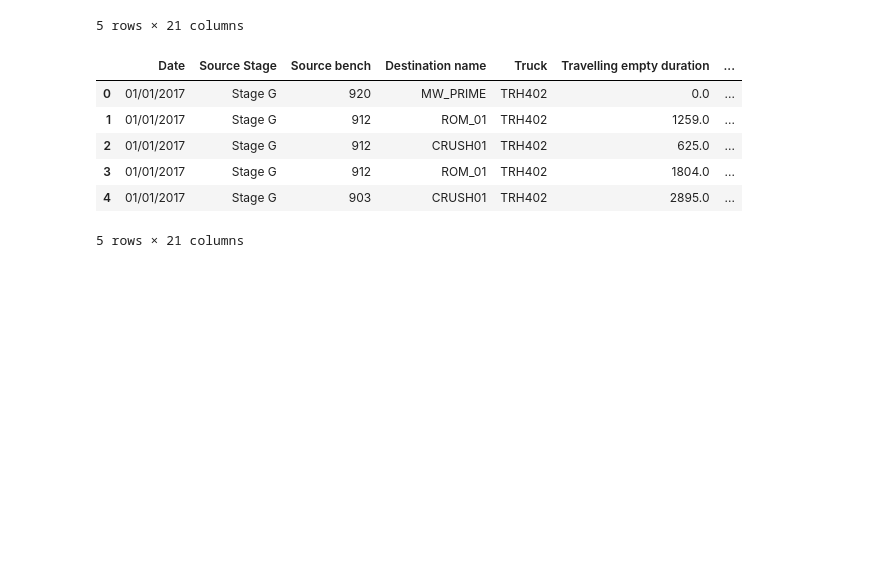
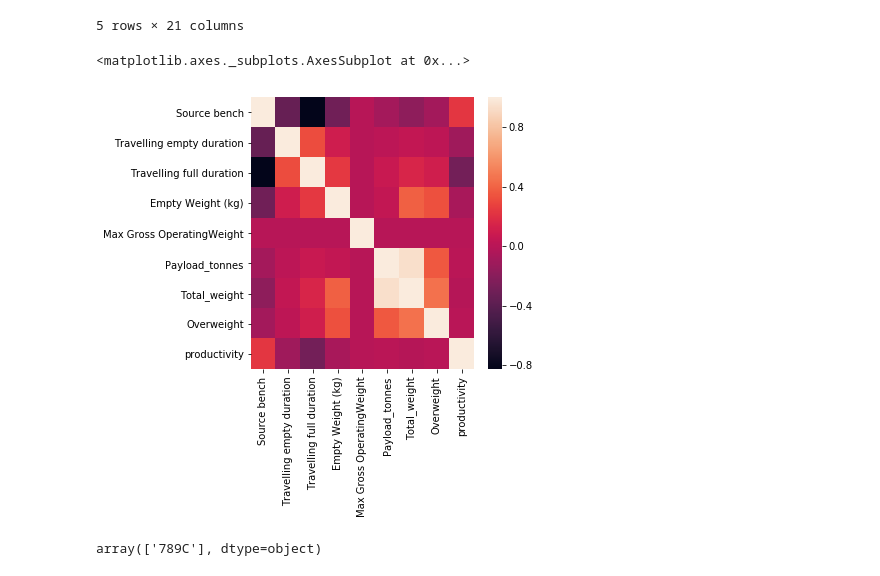
Before and after one commit to ognpa/unearthed, a Jupyter notebook: Untitled.ipynb, the cells around one changed output. Drawn from its saved outputs; the diff is of its cells as text; code cells hidden in the pictures; blank space fills up the shorter version.

```diff
--- a/Untitled.ipynb
+++ b/Untitled.ipynb
@@ -135,13 +135,3 @@ tc_df.head()
 | 3 | 01/01/2017 | Stage G | 912 | ROM_01 | TRH402 | 1804.0 | ... |
 | 4 | 01/01/2017 | Stage G | 903 | CRUSH01 | TRH402 | 2895.0 | ... |
 5 rows × 21 columns
-# %%
-tc_df.head()
-# %% [output]
-|  | Date | Source Stage | Source bench | Destination name | Truck | Travelling empty duration | ... |
-| 0 | 01/01/2017 | Stage G | 920 | MW_PRIME | TRH402 | 0.0 | ... |
-| 1 | 01/01/2017 | Stage G | 912 | ROM_01 | TRH402 | 1259.0 | ... |
-| 2 | 01/01/2017 | Stage G | 912 | CRUSH01 | TRH402 | 625.0 | ... |
-| 3 | 01/01/2017 | Stage G | 912 | ROM_01 | TRH402 | 1804.0 | ... |
-| 4 | 01/01/2017 | Stage G | 903 | CRUSH01 | TRH402 | 2895.0 | ... |
-5 rows × 21 columns
@@ -147,0 +140,9 @@ tc_df.head()
+# %%
+sns.heatmap(tc_df.corr())
+# %% [output]
+<matplotlib.axes._subplots.AxesSubplot at 0x...>
+[figure, added]
+# %%
+tc_df['Truck Type'].unique()
+# %% [output]
+array(['789C'], dtype=object)
```
Also changed, not shown: parts of 2 cells of this notebook, 2 other files.
